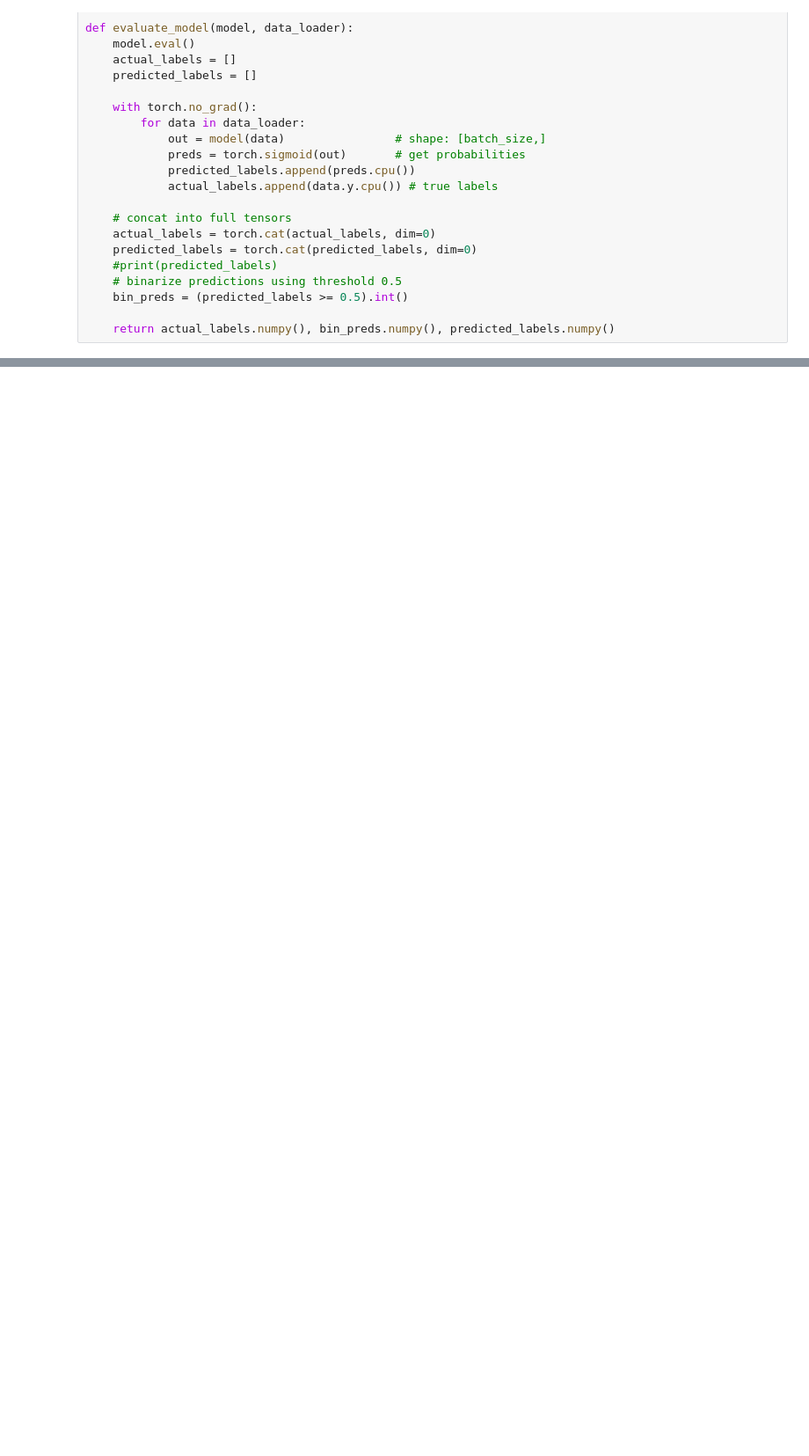
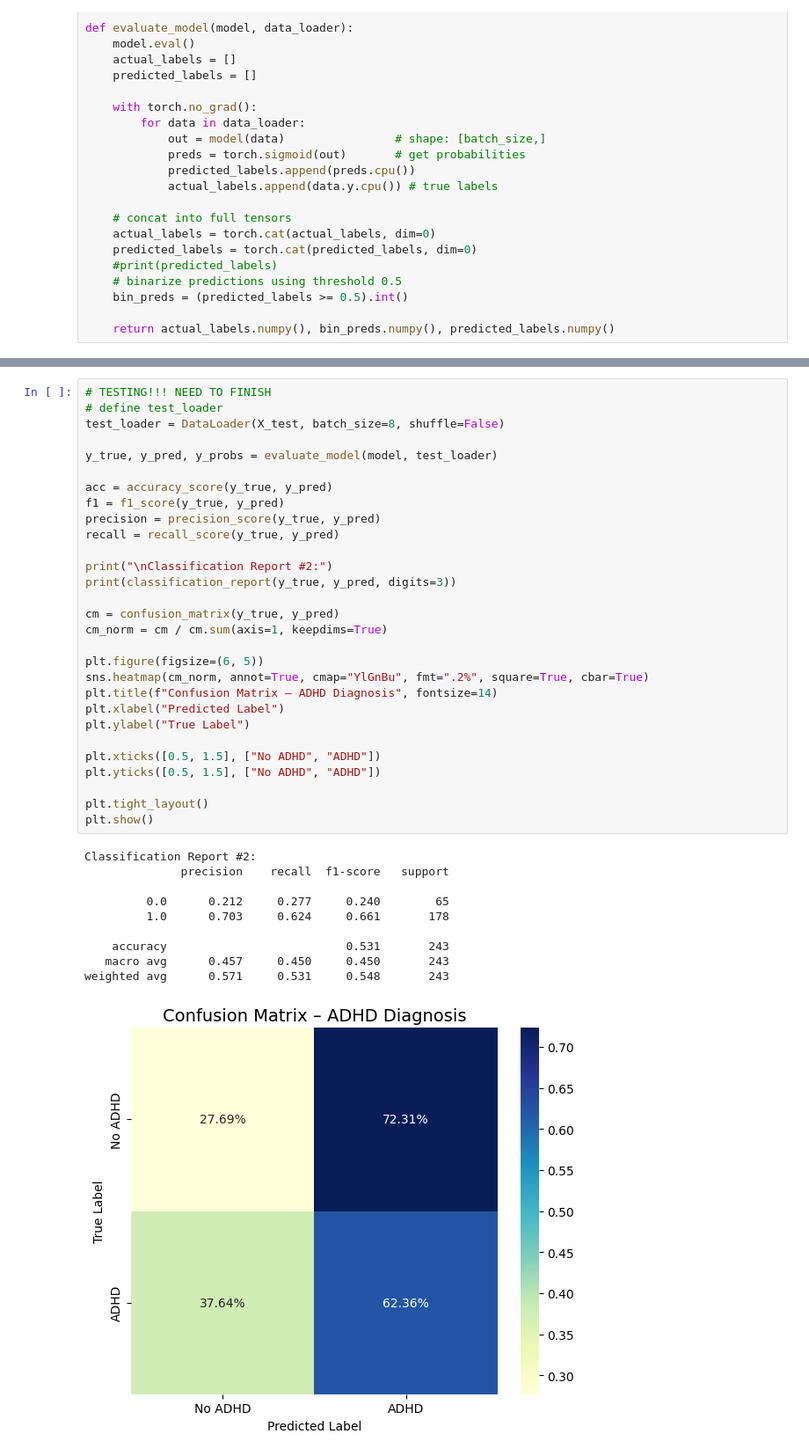
Before and after one commit to wendycarv/adhdDiagnosis, a Jupyter notebook: gnn_notebook.ipynb, the cells around one changed output, grey strips where cells are left out. Shown at 88% size. Saved outputs shown, nothing was run; the diff lists cells and outputs as text; blank space fills up the shorter version.

```diff
--- a/gnn_notebook.ipynb
+++ b/gnn_notebook.ipynb
@@ -301,0 +306,40 @@ class_labels = {
+# %%
+# TESTING!!! NEED TO FINISH
+# define test_loader
+test_loader = DataLoader(X_test, batch_size=8, shuffle=False)
+
+y_true, y_pred, y_probs = evaluate_model(model, test_loader)
+
+acc = accuracy_score(y_true, y_pred)
+f1 = f1_score(y_true, y_pred)
+precision = precision_score(y_true, y_pred)
+recall = recall_score(y_true, y_pred)
+
+print("\nClassification Report #2:")
+print(classification_report(y_true, y_pred, digits=3))
+
+cm = confusion_matrix(y_true, y_pred)
+cm_norm = cm / cm.sum(axis=1, keepdims=True)
+
+plt.figure(figsize=(6, 5))
+sns.heatmap(cm_norm, annot=True, cmap="YlGnBu", fmt=".2%", square=True, cbar=True)
+plt.title(f"Confusion Matrix – ADHD Diagnosis", fontsize=14)
+plt.xlabel("Predicted Label")
+plt.ylabel("True Label")
+
+plt.xticks([0.5, 1.5], ["No ADHD", "ADHD"])
+plt.yticks([0.5, 1.5], ["No ADHD", "ADHD"])
+
+plt.tight_layout()
+plt.show()
+# %% [output]
+Classification Report #2:
+              precision    recall  f1-score   support
+
+         0.0      0.212     0.277     0.240        65
+         1.0      0.703     0.624     0.661       178
+
+    accuracy                          0.531       243
+   macro avg      0.457     0.450     0.450       243
+weighted avg      0.571     0.531     0.548       243
+[figure, added]
```
Also changed, not shown: parts of 6 cells of this notebook.
